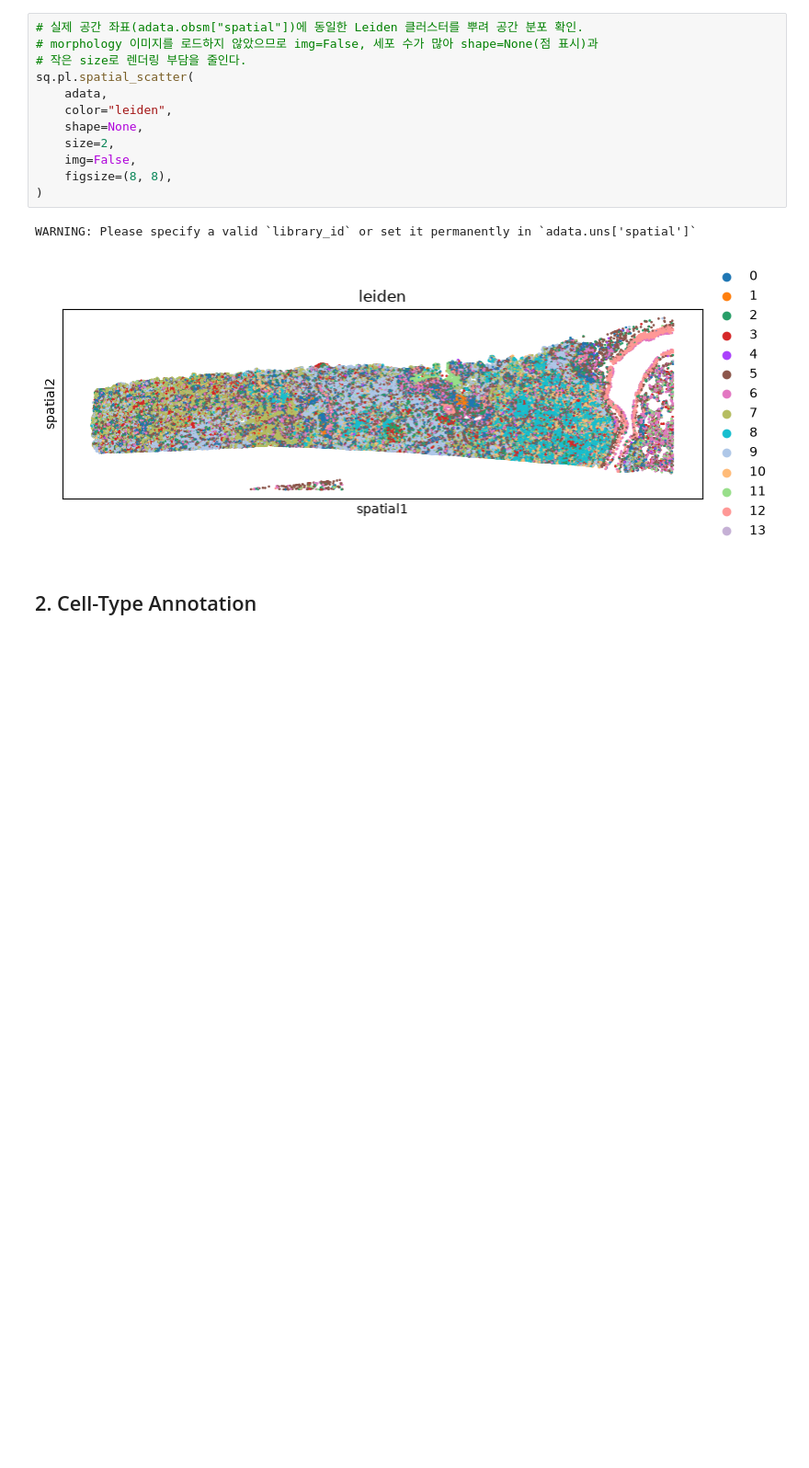
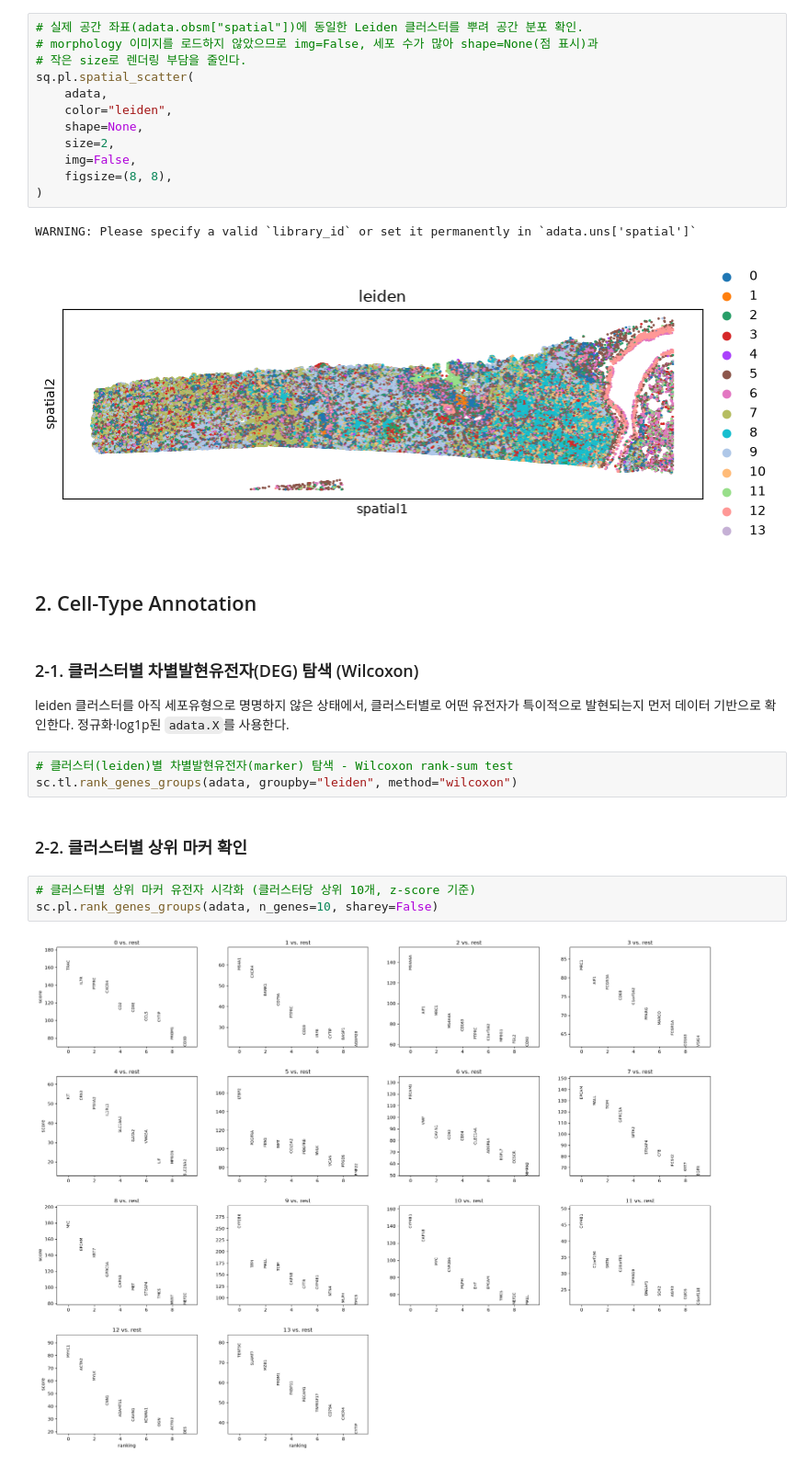
Before and after one commit to wooCuler/Spatial-TME-Toolkit, a Jupyter notebook: notebooks/xenium_analysis.ipynb, the cells around one changed output. Shown at 92% size. Cells and saved outputs as stored; diff of their text form; blank space fills up the shorter version.

```diff
--- a/notebooks/xenium_analysis.ipynb
+++ b/notebooks/xenium_analysis.ipynb
@@ -284,3 +284,18 @@ WARNING: Please specify a valid `library_id` or set it permanently in `adata.uns
 [figure]
 # %% [markdown]
 ## 2. Cell-Type Annotation
+# %% [markdown]
+### 2-1. 클러스터별 차별발현유전자(DEG) 탐색 (Wilcoxon)
+
+leiden 클러스터를 아직 세포유형으로 명명하지 않은 상태에서, 클러스터별로 어떤 유전자가
+특이적으로 발현되는지 먼저 데이터 기반으로 확인한다. 정규화·log1p된 `adata.X`를 사용한다.
+# %%
+# 클러스터(leiden)별 차별발현유전자(marker) 탐색 - Wilcoxon rank-sum test
+sc.tl.rank_genes_groups(adata, groupby="leiden", method="wilcoxon")
+# %% [markdown]
+### 2-2. 클러스터별 상위 마커 확인
+# %%
+# 클러스터별 상위 마커 유전자 시각화 (클러스터당 상위 10개, z-score 기준)
+sc.pl.rank_genes_groups(adata, n_genes=10, sharey=False)
+# %% [output]
+[figure, added]
```
Also changed, not shown: parts of 70 cells of this notebook, 6 other files.
